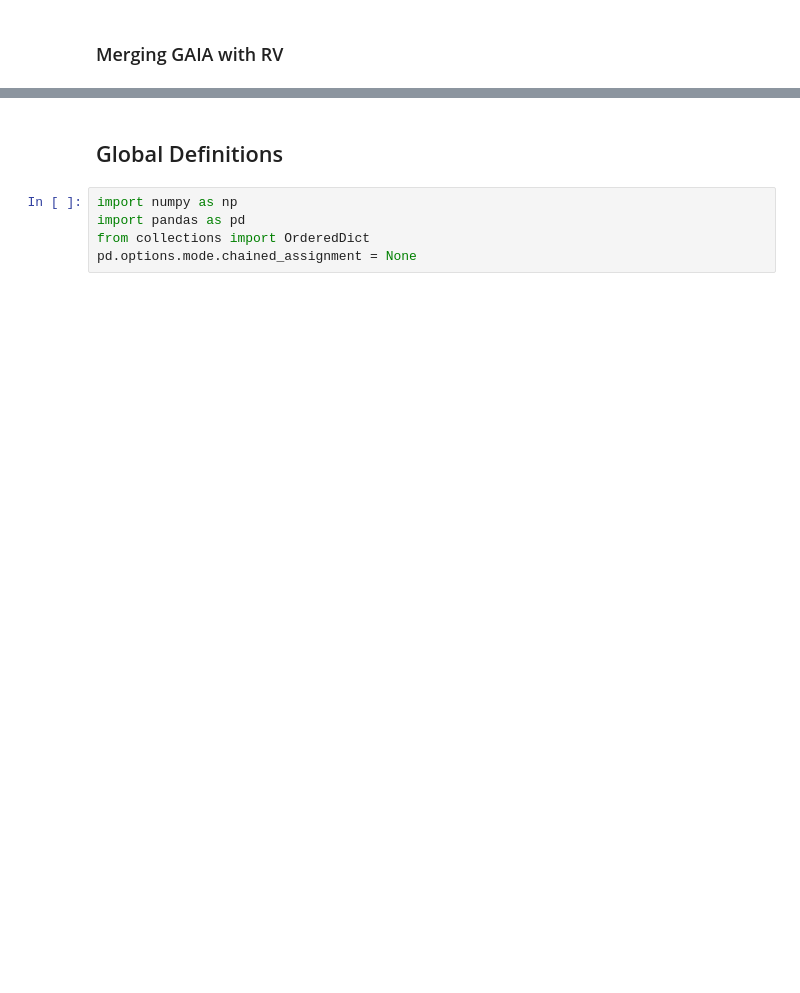
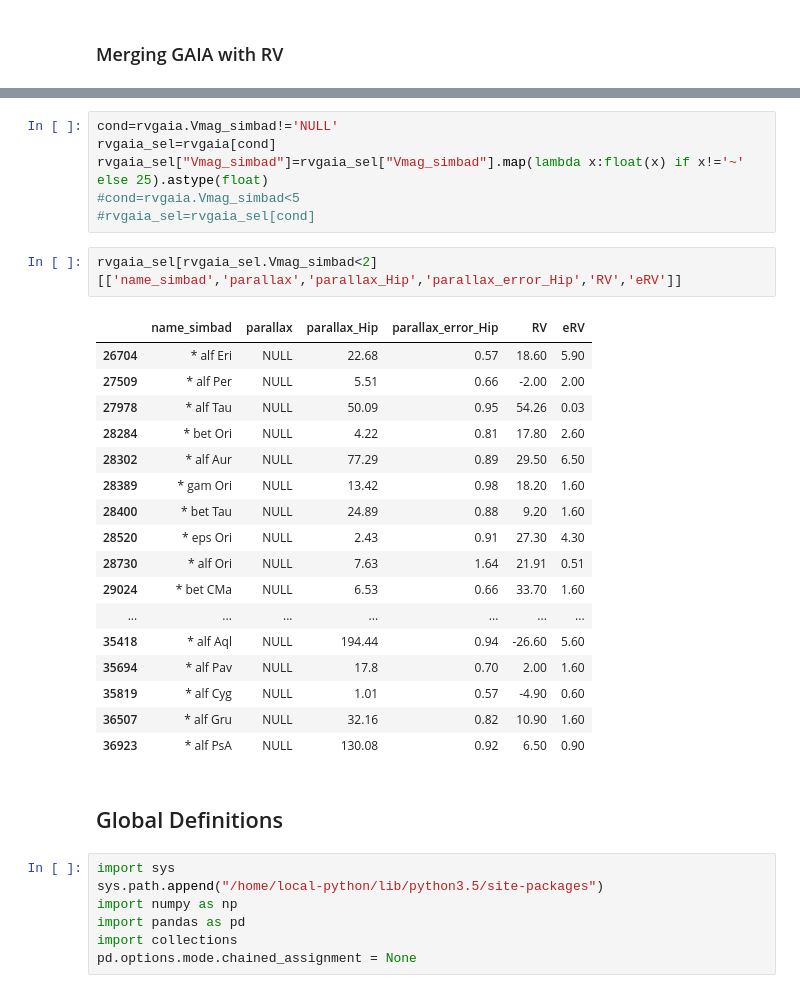
Before and after one commit to seap-udea/iWander, a Jupyter notebook: db/build.ipynb, the cells around one changed output, grey strips where cells are left out. Drawn from its saved outputs; the diff is of its cells as text; blank space fills up the shorter version.

```diff
--- a/db/build.ipynb
+++ b/db/build.ipynb
@@ -942,7 +992,35 @@ Index(['hip', 'tycho2_id', 'ra', 'ra_error', 'dec', 'dec_error', 'parallax',
+# %%
+cond=rvgaia.Vmag_simbad!='NULL'
+rvgaia_sel=rvgaia[cond]
+rvgaia_sel["Vmag_simbad"]=rvgaia_sel["Vmag_simbad"].map(lambda x:float(x) if x!='~' else 25).astype(float)
+#cond=rvgaia.Vmag_simbad<5
+#rvgaia_sel=rvgaia_sel[cond]
+# %%
+rvgaia_sel[rvgaia_sel.Vmag_simbad<2][['name_simbad','parallax','parallax_Hip','parallax_error_Hip','RV','eRV']]
+# %% [output]
+|  | name_simbad | parallax | parallax_Hip | parallax_error_Hip | RV | eRV |
+| 26704 | * alf Eri | NULL | 22.68 | 0.57 | 18.60 | 5.90 |
+| 27509 | * alf Per | NULL | 5.51 | 0.66 | -2.00 | 2.00 |
+| 27978 | * alf Tau | NULL | 50.09 | 0.95 | 54.26 | 0.03 |
+| 28284 | * bet Ori | NULL | 4.22 | 0.81 | 17.80 | 2.60 |
+| 28302 | * alf Aur | NULL | 77.29 | 0.89 | 29.50 | 6.50 |
+| 28389 | * gam Ori | NULL | 13.42 | 0.98 | 18.20 | 1.60 |
+| 28400 | * bet Tau | NULL | 24.89 | 0.88 | 9.20 | 1.60 |
+| 28520 | * eps Ori | NULL | 2.43 | 0.91 | 27.30 | 4.30 |
+| 28730 | * alf Ori | NULL | 7.63 | 1.64 | 21.91 | 0.51 |
+| 29024 | * bet CMa | NULL | 6.53 | 0.66 | 33.70 | 1.60 |
+| ... | ... | ... | ... | ... | ... | ... |
+| 35418 | * alf Aql | NULL | 194.44 | 0.94 | -26.60 | 5.60 |
+| 35694 | * alf Pav | NULL | 17.8 | 0.70 | 2.00 | 1.60 |
+| 35819 | * alf Cyg | NULL | 1.01 | 0.57 | -4.90 | 0.60 |
+| 36507 | * alf Gru | NULL | 32.16 | 0.82 | 10.90 | 1.60 |
+| 36923 | * alf PsA | NULL | 130.08 | 0.92 | 6.50 | 0.90 |
 # %% [markdown]
 ## Global Definitions
 # %%
+import sys
+sys.path.append("/home/local-python/lib/python3.5/site-packages")
 import numpy as np
 import pandas as pd
-from collections import OrderedDict
+import collections
 pd.options.mode.chained_assignment = None
```
Also changed, not shown: parts of 25 cells of this notebook.
